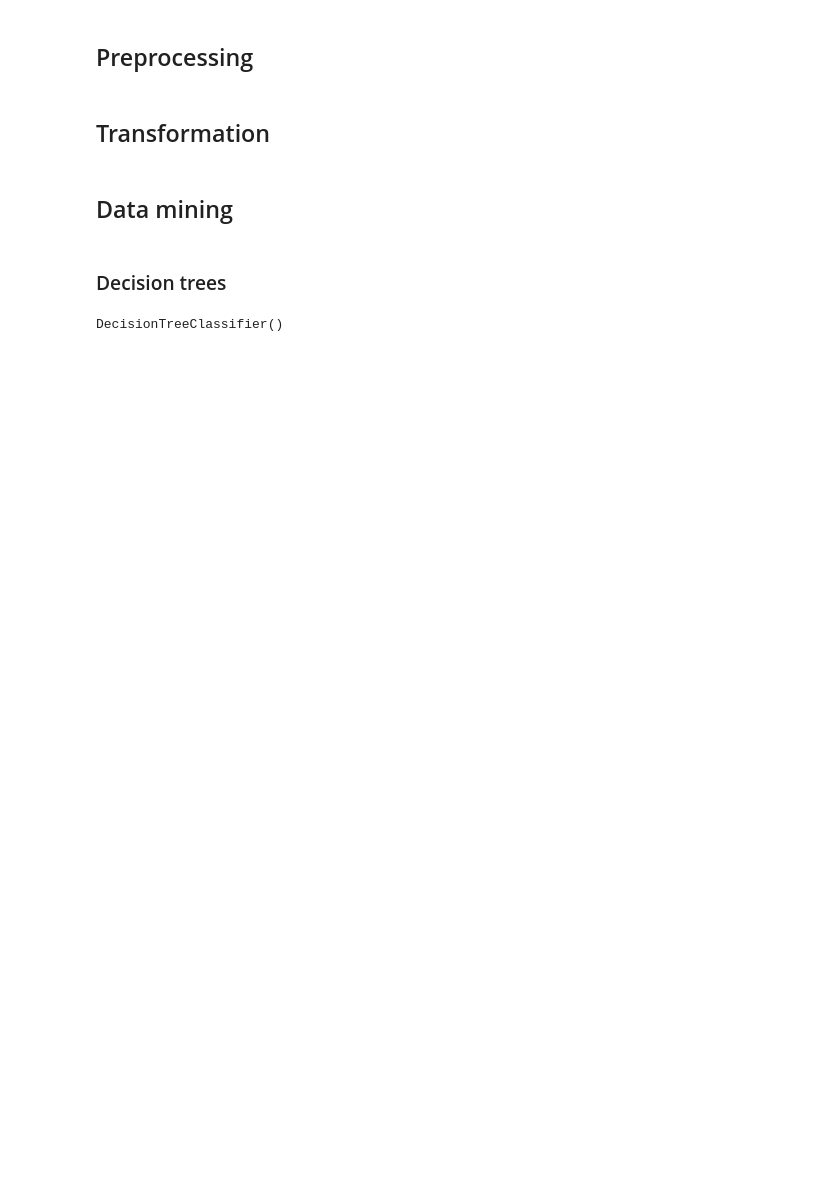
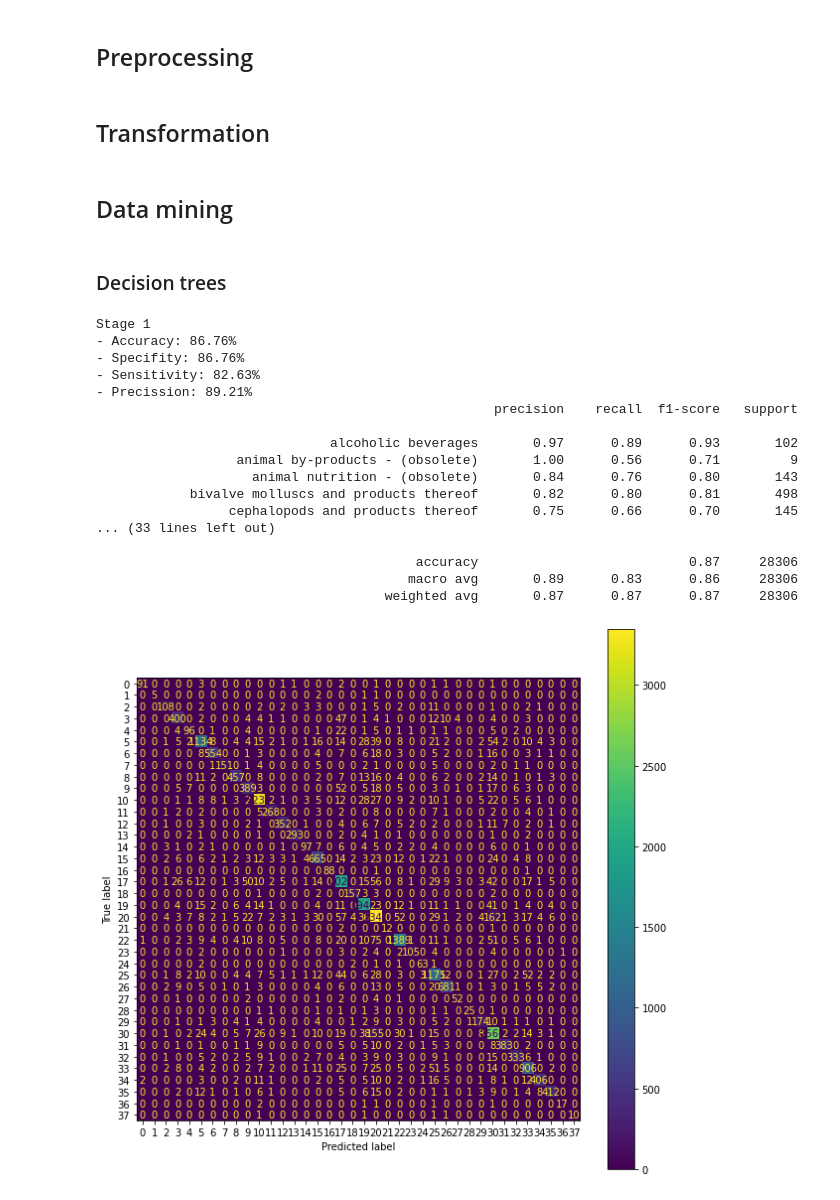
Before and after one commit to FernandoPerezLara/RASFF-predictions-dashboard, a Jupyter notebook: algorithms.ipynb, the cells around one changed output. Cells and saved outputs as stored; diff of their text form; code cells hidden in the pictures; blank space fills up the shorter version.

Commit message:
Decision tree finished

```diff
--- a/algorithms.ipynb
+++ b/algorithms.ipynb
@@ -25,10 +28,17 @@ class Stage:
 
 		self.x_train, self.x_test, self.y_train, self.y_test = None, None, None, None
 
-	def transform(self, strategy):
+		self.classifier = self.Classifier()
+
+	def transform(self):
+		strategy = OneHotEncoder(handle_unknown="ignore")
+
 		strategy.fit(self.x.values)
 
 		self.x_train, self.x_test, self.y_train, self.y_test = train_test_split(strategy.transform(self.x.values), self.y, test_size=0.2)
+
+	class Classifier:
+		pass
 # %% [markdown]
 ## Preprocessing
 # %%
@@ -62,8 +72,32 @@ stage1.transform(strategy)
 # %% [markdown]
 ### Decision trees
-# %%
-classifier = tree.DecisionTreeClassifier(criterion="gini")
-
-classifier.fit(stage1.x_train, stage1.y_train)
-# %% [output]
-DecisionTreeClassifier()
+# %%
+class DecisionTree:
+	def __init__(self, stage):
+		self.stage = stage
+
+		self.classifier = tree.DecisionTreeClassifier(criterion="gini")
+		self.classifier.fit(stage.x_train, stage.y_train)
+
+		self.y_predict = None
+
+	def predict(self):
+		self.y_predict = self.classifier.predict(self.stage.x_test)
+
+	def get_metrics(self):
+		print(f"- Accuracy: {round(accuracy_score(self.stage.y_test, self.y_predict)*100, 2)}%")
+		print(f"- Specifity: {round(self.classifier.score(self.stage.x_test, self.stage.y_test)*100, 2)}%")
+		print(f"- Sensitivity: {round(recall_score(self.stage.y_test, self.y_predict, average='macro', zero_division=0)*100, 2)}%")
+		print(f"- Precission: {round(precision_score(self.stage.y_test, self.y_predict, average='macro', zero_division=0)*100, 2)}%")
+
+		print(classification_report(self.stage.y_test, self.y_predict, zero_division=0))
+
+		cm = confusion_matrix(self.stage.y_test, self.y_predict)
+		cm = ConfusionMatrixDisplay(confusion_matrix=cm)
+
+		_, ax = plt.subplots(figsize=(10, 10))
+		cm.plot(ax=ax)
+# %%
+stage1.classifier.decision_tree = DecisionTree(stage1)
+stage2.classifier.decision_tree = DecisionTree(stage2)
+stage3.classifier.decision_tree = DecisionTree(stage3)
@@ -69,0 +108,22 @@ DecisionTreeClassifier()
+# %%
+print("Stage 1")
+stage1.classifier.decision_tree.get_metrics()
+# %% [output]
+Stage 1
+- Accuracy: 86.76%
+- Specifity: 86.76%
+- Sensitivity: 82.63%
+- Precission: 89.21%
+                                                   precision    recall  f1-score   support
+
+                              alcoholic beverages       0.97      0.89      0.93       102
+                  animal by-products - (obsolete)       1.00      0.56      0.71         9
+                    animal nutrition - (obsolete)       0.84      0.76      0.80       143
+            bivalve molluscs and products thereof       0.82      0.80      0.81       498
+                 cephalopods and products thereof       0.75      0.66      0.70       145
+... (33 lines left out)
+
+                                         accuracy                           0.87     28306
+                                        macro avg       0.89      0.83      0.86     28306
+                                     weighted avg       0.87      0.87      0.87     28306
+[figure, added]
```
Also changed, not shown: parts of 7 cells of this notebook.
